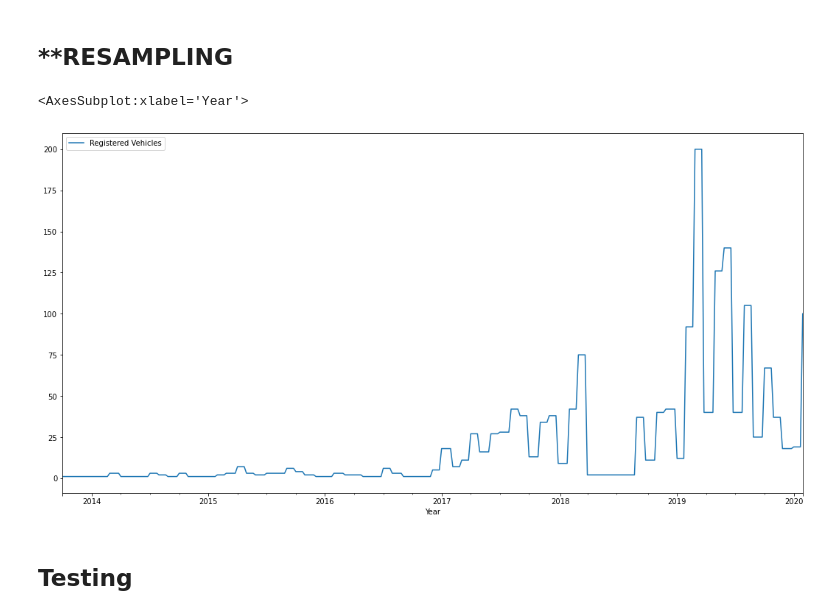
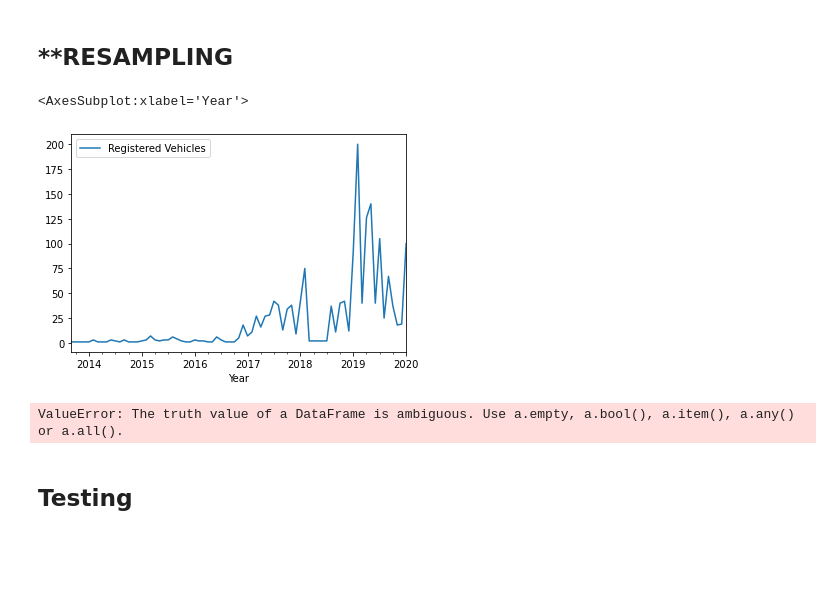
Before and after one commit to Dmoreir1/Capstone-Project--DS-Flatiron, a Jupyter notebook: Draft MI.ipynb, the cells around one changed output. Drawn from its saved outputs; the diff is of its cells as text; code cells hidden in the pictures; blank space fills up the shorter version.

```diff
--- a/Draft MI.ipynb
+++ b/Draft MI.ipynb
@@ -61,10 +80,20 @@ df
 # df.plot()
 # %%
 # #Frontfill
-df = df.resample('W').ffill()
+df = df.resample('M').ffill()
 df.plot()
 # %% [output]
 <AxesSubplot:xlabel='Year'>
-[figure, old version]
+[figure, new version]
+# %%
+data_transform = pd.Series(np.sqrt(df))
+
+rolmean = data_transform.rolling(window = 3).mean()
+fig = plt.figure(figsize = (11,7))
+orig = plt.plot(data_transform, color = 'blue', label = 'observed')
+mean = plt.plot(rolmean, color = 'red', label = 'Rolling Mean')
+plt.legend(loc='best')
+# %% [output]
+ValueError: The truth value of a DataFrame is ambiguous. Use a.empty, a.bool(), a.item(), a.any() or a.all().
 # %% [markdown]
 ## Testing
```
Also changed, not shown: parts of 9 cells of this notebook, 6 other files.
